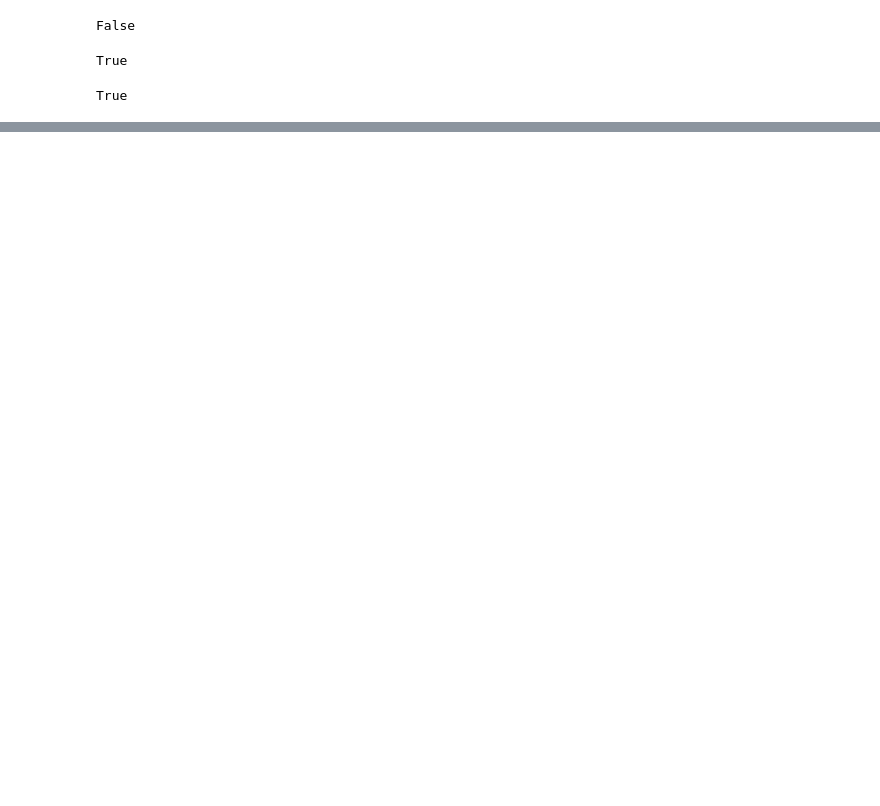
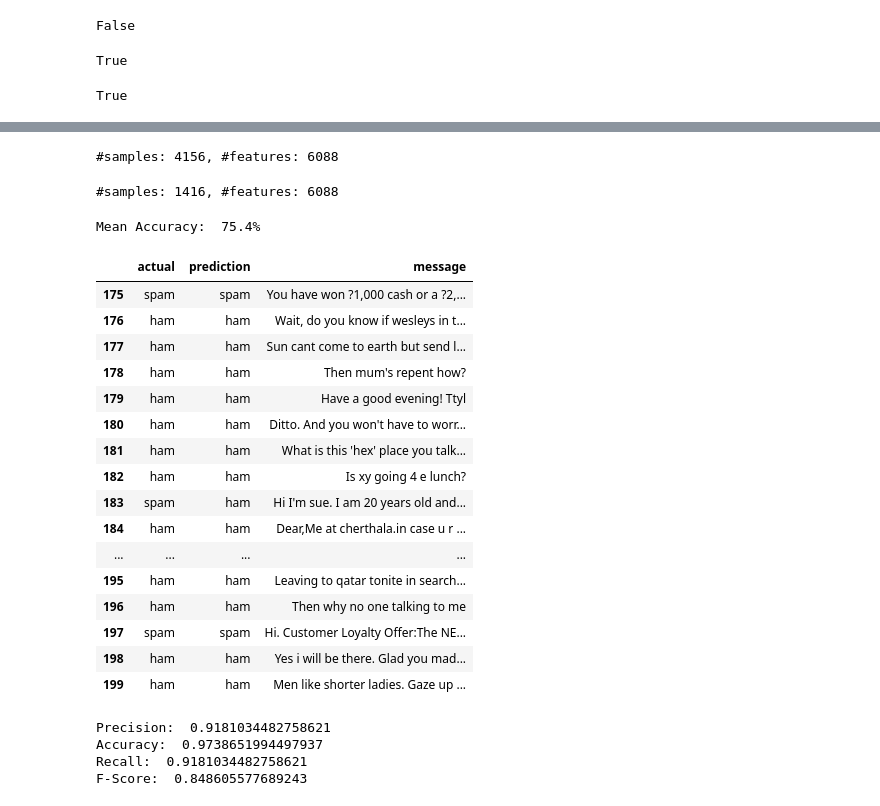
Before and after one commit to WhitneyOnTheWeb/JupyterNotebooks, a Jupyter notebook: Machine Learning/SpamClassifier.ipynb, the cells around one changed output, grey strips where cells are left out. Drawn from its saved outputs; the diff is of its cells as text; code cells hidden in the pictures; blank space fills up the shorter version.

Commit message:
Add AdaBoost/DecisionTree Classifier
Add a second classifier to compare model performance

```diff
--- a/Machine Learning/SpamClassifier.ipynb
+++ b/Machine Learning/SpamClassifier.ipynb
@@ -462,0 +513,63 @@ True
+# %%
+vectors = StemmedTfidfVectorizer(stop_words='english',
+                                 decode_error='ignore')
+train_tokens = vectors.fit_transform(train_data['message'])
+num_samples, num_features = train_tokens.shape
+print("#samples: %d, #features: %d" % (num_samples, num_features))
+# %% [output]
+#samples: 4156, #features: 6088
+# %%
+#test_tokens = vectors.fit_transform(test_data['message'])
+test_tokens = vectors.transform(test_data['message'])
+num_samples, num_features = test_tokens.shape
+print("#samples: %d, #features: %d" % (num_samples, num_features))
+# %% [output]
+#samples: 1416, #features: 6088
+# %%
+features = train_data
+feature_names = vectors.get_feature_names()
+target = np.array(features['label'])
+target_names = np.array(['ham', 'spam'])
+labels = target_names[target]
+is_spam = (labels == 'spam')
+message = np.array(features['message'])
+# %%
+clf = AdaBoostClassifier(DecisionTreeClassifier(max_depth=3),
+        n_estimators=600,
+        learning_rate=1.25,
+        algorithm="SAMME")
+clf.fit(train_tokens, labels)
+
+preds = clf.predict(test_tokens)
+# %%
+means = []
+for i in range(len(test_labels)):
+    curmean = np.mean(preds == test_labels[i])
+    means.append(curmean)
+print('Mean Accuracy:  {:.1%}'.format(np.mean(means)))
+# %% [output]
+Mean Accuracy:  75.4%
+# %%
+results = pd.DataFrame()
+results['actual'] = test_data['label'].map({1: 'spam', 0: 'ham'})
+results['prediction'] = preds
+results['message'] = test_data['message']
+display(results[175:200])
+# %% [output]
+|  | actual | prediction | message |
+| 175 | spam | spam | You have won ?1,000 cash or a ?2,... |
+| 176 | ham | ham | Wait, do you know if wesleys in t... |
+| 177 | ham | ham | Sun cant come to earth but send l... |
+| 178 | ham | ham | Then mum's repent how? |
+| 179 | ham | ham | Have a good evening! Ttyl |
+| 180 | ham | ham | Ditto. And you won't have to worr... |
+| 181 | ham | ham | What is this 'hex' place you talk... |
+| 182 | ham | ham | Is xy going 4 e lunch? |
+| 183 | spam | ham | Hi I'm sue. I am 20 years old and... |
+| 184 | ham | ham | Dear,Me at cherthala.in case u r ... |
+| ... | ... | ... | ... |
+| 195 | ham | ham | Leaving to qatar tonite in search... |
+| 196 | ham | ham | Then why no one talking to me |
+| 197 | spam | spam | Hi. Customer Loyalty Offer:The NE... |
+| 198 | ham | ham | Yes i will be there. Glad you mad... |
+| 199 | ham | ham | Men like shorter ladies. Gaze up ... |
@@ -462,0 +589,10 @@ True
+# %%
+print('Precision: ', precision)
+print('Accuracy: ', accuracy)
+print('Recall: ', recall)
+print('F-Score: ', fscore)
+# %% [output]
+Precision:  0.9181034482758621
+Accuracy:  0.9738651994497937
+Recall:  0.9181034482758621
+F-Score:  0.848605577689243
```
Also changed, not shown: parts of 16 cells of this notebook.
